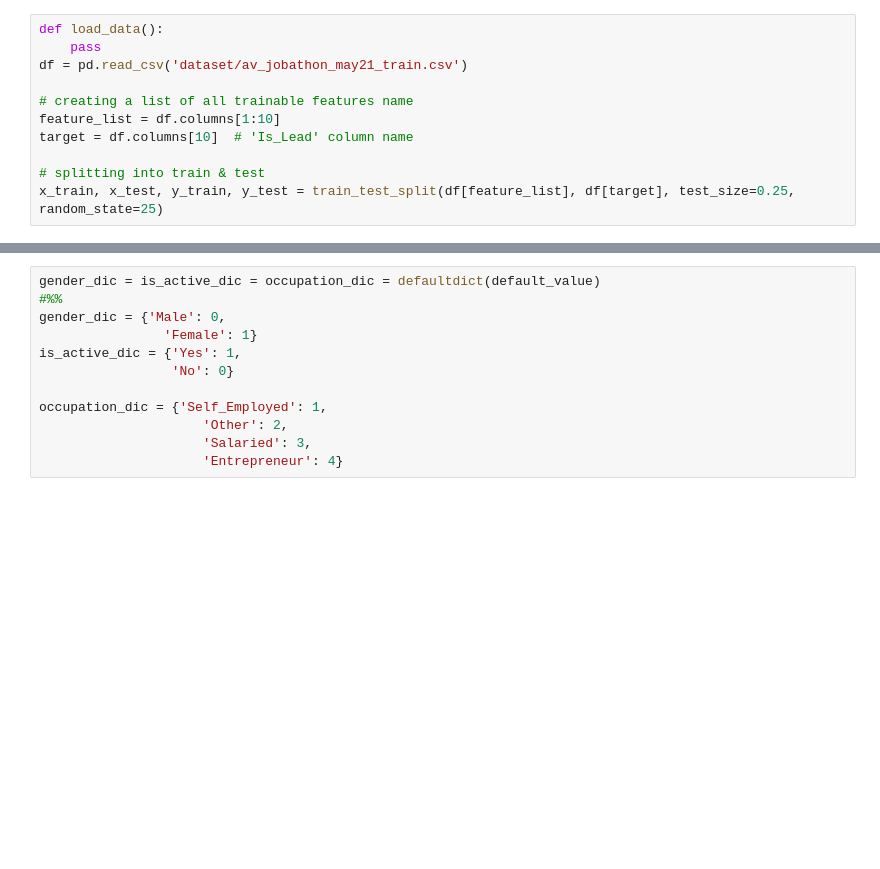
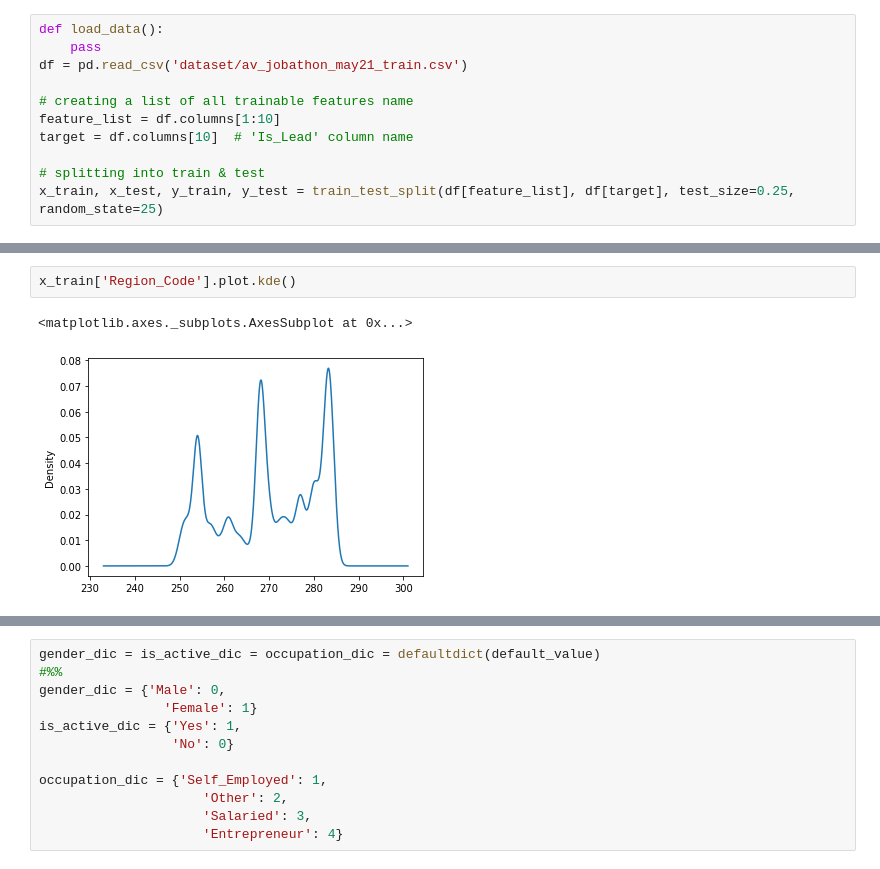
Before and after one commit to avidutta20/challenge_may21, a Jupyter notebook: model.ipynb, the cells around one changed output, grey strips where cells are left out. Drawn from its saved outputs; the diff is of its cells as text; blank space fills up the shorter version.

```diff
--- a/model.ipynb
+++ b/model.ipynb
@@ -45,0 +104,5 @@ def default_value():
+# %%
+x_train['Region_Code'].plot.kde()
+# %% [output]
+<matplotlib.axes._subplots.AxesSubplot at 0x...>
+[figure, added]
```
Also changed, not shown: parts of 45 cells of this notebook.
